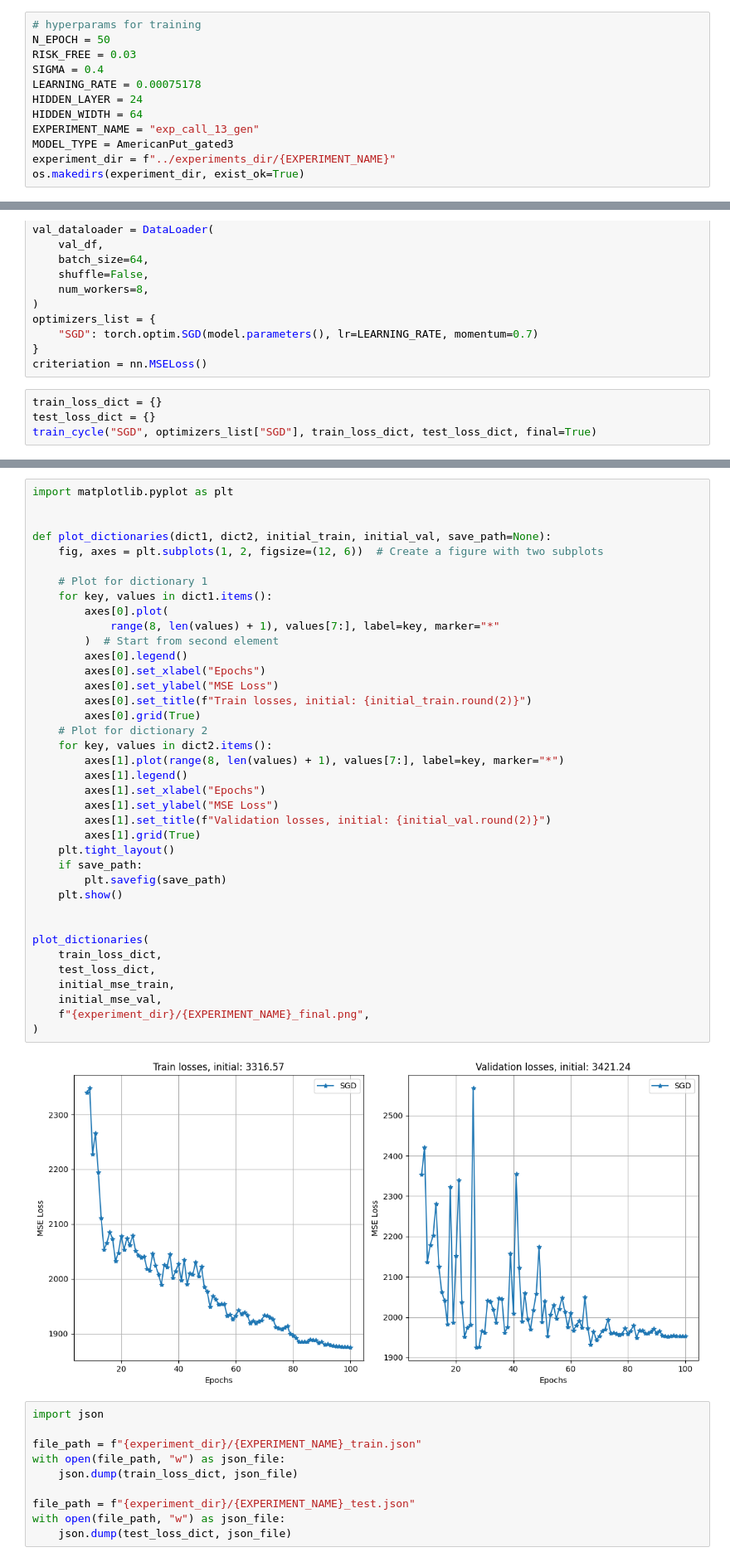
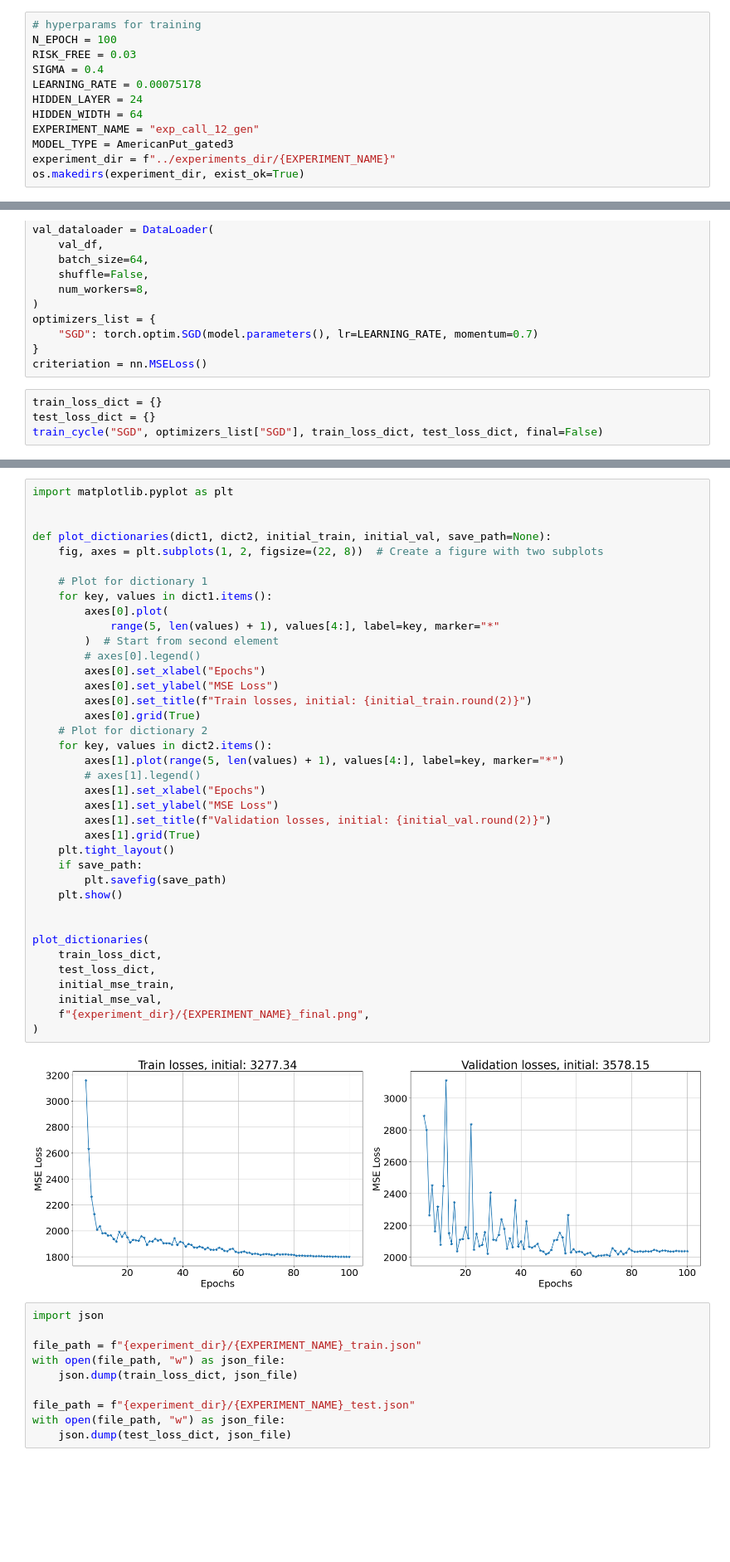
Before and after one commit to Strongich/Bachelor-Thesis, a Jupyter notebook: src/american_call.ipynb, the cells around one changed output, grey strips where cells are left out. Shown: that part at 83% size. Drawn from its saved outputs; the diff is of its cells as text; blank space fills up the shorter version.

Commit message:
another new graphics v2

```diff
--- a/src/american_call.ipynb
+++ b/src/american_call.ipynb
@@ -140,13 +140,13 @@ df_real.head()
 | 4 | 71.11 | call | 67.5 | 44 | 0.2430 | 0.8313 | 0.0617 | -10.4813 | 4.2260 | 21 | ... |
 # %%
 # hyperparams for training
-N_EPOCH = 50
+N_EPOCH = 100
 RISK_FREE = 0.03
 SIGMA = 0.4
 LEARNING_RATE = 0.00075178
 HIDDEN_LAYER = 24
 HIDDEN_WIDTH = 64
-EXPERIMENT_NAME = "exp_call_13_gen"
+EXPERIMENT_NAME = "exp_call_12_gen"
 MODEL_TYPE = AmericanPut_gated3
 experiment_dir = f"../experiments_dir/{EXPERIMENT_NAME}"
 os.makedirs(experiment_dir, exist_ok=True)
@@ -636,6 +636,6 @@ criteriation = nn.MSELoss()
 # %%
 train_loss_dict = {}
 test_loss_dict = {}
-train_cycle("SGD", optimizers_list["SGD"], train_loss_dict, test_loss_dict, final=True)
+train_cycle("SGD", optimizers_list["SGD"], train_loss_dict, test_loss_dict, final=False)
 # %% [output]
 Optimizer: SGD
@@ -656,41 +656,41 @@ import matplotlib.pyplot as plt
 
 
 def plot_dictionaries(dict1, dict2, initial_train, initial_val, save_path=None):
-    fig, axes = plt.subplots(1, 2, figsize=(12, 6))  # Create a figure with two subplots
+    fig, axes = plt.subplots(1, 2, figsize=(22, 8))  # Create a figure with two subplots
 
     # Plot for dictionary 1
     for key, values in dict1.items():
         axes[0].plot(
-            range(8, len(values) + 1), values[7:], label=key, marker="*"
+            range(5, len(values) + 1), values[4:], label=key, marker="*"
         )  # Start from second element
-        axes[0].legend()
+        # axes[0].legend()
         axes[0].set_xlabel("Epochs")
         axes[0].set_ylabel("MSE Loss")
         axes[0].set_title(f"Train losses, initial: {initial_train.round(2)}")
         axes[0].grid(True)
     # Plot for dictionary 2
     for key, values in dict2.items():
-        axes[1].plot(range(8, len(values) + 1), values[7:], label=key, marker="*")
-        axes[1].legend()
+        axes[1].plot(range(5, len(values) + 1), values[4:], label=key, marker="*")
+        # axes[1].legend()
         axes[1].set_xlabel("Epochs")
         axes[1].set_ylabel("MSE Loss")
         axes[1].set_title(f"Validation losses, initial: {initial_val.round(2)}")
         axes[1].grid(True)
     plt.tight_layout()
     if save_path:
         plt.savefig(save_path)
     plt.show()
 
 
 plot_dictionaries(
     train_loss_dict,
     test_loss_dict,
     initial_mse_train,
     initial_mse_val,
     f"{experiment_dir}/{EXPERIMENT_NAME}_final.png",
 )
 # %% [output]
-[figure, old version]
+[figure, new version]
 # %%
 import json
 
```
Also changed, not shown: parts of 2 cells of this notebook, 12 other files.
